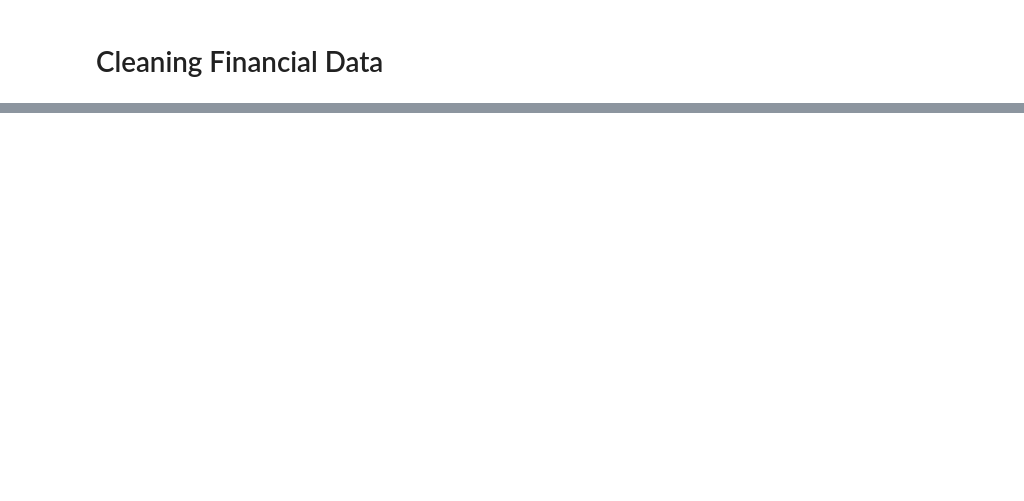
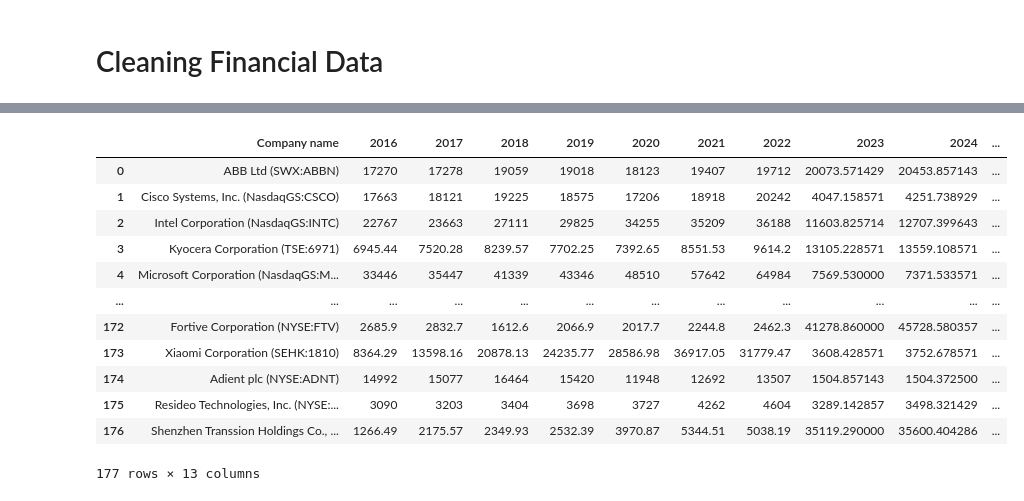
Before and after one commit to lucasleforest/analyticslab, a Jupyter notebook: Clean_Financial_Data.ipynb, the cells around one changed output, grey strips where cells are left out. Drawn from its saved outputs; the diff is of its cells as text; code cells hidden in the pictures; blank space fills up the shorter version.

Commit message:
cogs 5-year forecasts through ols

```diff
--- a/Clean_Financial_Data.ipynb
+++ b/Clean_Financial_Data.ipynb
@@ -56,0 +108,17 @@ array([[2016],
+# %%
+grouped = new_df_cogs.groupby('Company')
+# %%
+# Iterate over each group and create a regression model
+ols_models = {}
+for name, group in grouped:
+    X = sm.add_constant(group['Year'])  # Add a constant term for the intercept
+    y = group['Value']
+
+    # Fit the OLS model
+    model = sm.OLS(y, X).fit()
+
+    # Store the model in the dictionary with the company name as the key
+    ols_models[name] = model
+# %%
+companies = df_cogs["Company name"]
+companies = companies.tolist()
@@ -56,0 +143,13 @@ array([[2016],
+# %%
+new_cogs = []
+for company, group in grouped:
+    model = ols_models.get(company)
+    year_prediction = []
+    for year in [2023, 2024, 2025, 2026, 2027]:
+        prediction = model.predict([1, year])  # Use .predict() to make predictions
+        year_prediction.append(prediction[0])  # The prediction is a one-element array, so extract the value
+    new_cogs.append(year_prediction)
+
+new_cogs = pd.DataFrame(new_cogs, columns = ["2023", "2024", "2025", "2026", "2027"])
+new_cogs.insert(0, "Company name", companies)
+new_cogs
@@ -56,0 +170,17 @@ array([[2016],
+# %%
+merged_cogs = pd.merge(df_cogs, new_cogs, on='Company name', how='inner')
+merged_cogs
+# %% [output]
+|  | Company name | 2016 | 2017 | 2018 | 2019 | 2020 | 2021 | 2022 | 2023 | 2024 | ... |
+| 0 | ABB Ltd (SWX:ABBN) | 17270 | 17278 | 19059 | 19018 | 18123 | 19407 | 19712 | 20073.571429 | 20453.857143 | ... |
+| 1 | Cisco Systems, Inc. (NasdaqGS:CSCO) | 17663 | 18121 | 19225 | 18575 | 17206 | 18918 | 20242 | 4047.158571 | 4251.738929 | ... |
+| 2 | Intel Corporation (NasdaqGS:INTC) | 22767 | 23663 | 27111 | 29825 | 34255 | 35209 | 36188 | 11603.825714 | 12707.399643 | ... |
+| 3 | Kyocera Corporation (TSE:6971) | 6945.44 | 7520.28 | 8239.57 | 7702.25 | 7392.65 | 8551.53 | 9614.2 | 13105.228571 | 13559.108571 | ... |
+| 4 | Microsoft Corporation (NasdaqGS:M... | 33446 | 35447 | 41339 | 43346 | 48510 | 57642 | 64984 | 7569.530000 | 7371.533571 | ... |
+| ... | ... | ... | ... | ... | ... | ... | ... | ... | ... | ... | ... |
+| 172 | Fortive Corporation (NYSE:FTV) | 2685.9 | 2832.7 | 1612.6 | 2066.9 | 2017.7 | 2244.8 | 2462.3 | 41278.860000 | 45728.580357 | ... |
+| 173 | Xiaomi Corporation (SEHK:1810) | 8364.29 | 13598.16 | 20878.13 | 24235.77 | 28586.98 | 36917.05 | 31779.47 | 3608.428571 | 3752.678571 | ... |
+| 174 | Adient plc (NYSE:ADNT) | 14992 | 15077 | 16464 | 15420 | 11948 | 12692 | 13507 | 1504.857143 | 1504.372500 | ... |
+| 175 | Resideo Technologies, Inc. (NYSE:... | 3090 | 3203 | 3404 | 3698 | 3727 | 4262 | 4604 | 3289.142857 | 3498.321429 | ... |
+| 176 | Shenzhen Transsion Holdings Co., ... | 1266.49 | 2175.57 | 2349.93 | 2532.39 | 3970.87 | 5344.51 | 5038.19 | 35119.290000 | 35600.404286 | ... |
+177 rows × 13 columns
```
Also changed, not shown: parts of 15 cells of this notebook, 2 other files.
